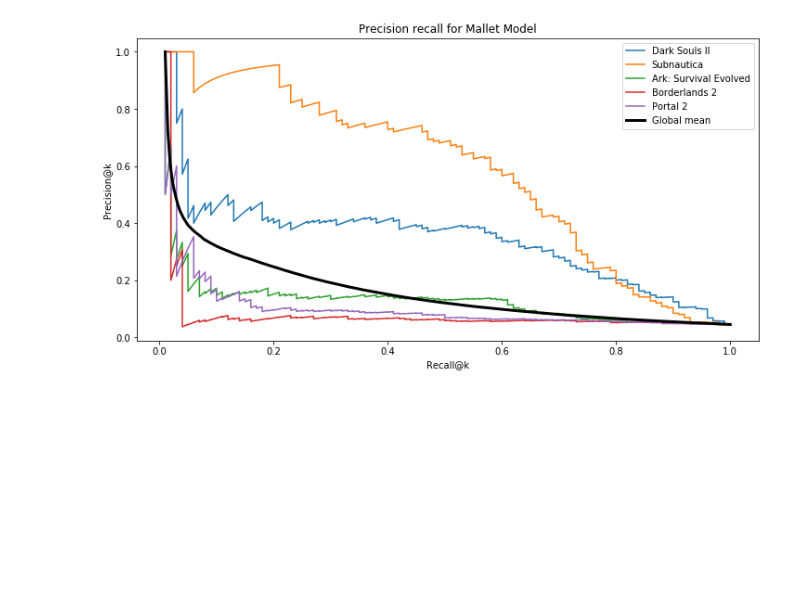
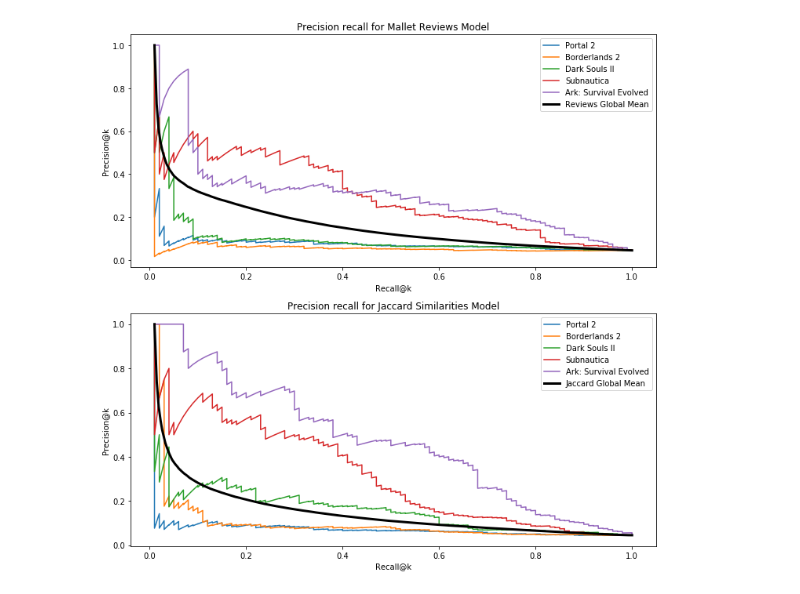
Before and after one commit to nityakasturi/SteamyReviews, a Jupyter notebook: Precision Recall Training.ipynb, the cells around one changed output. Saved outputs shown, nothing was run; the diff lists cells and outputs as text; code cells hidden in the pictures; blank space fills up the shorter version.

```diff
--- a/Precision Recall Training.ipynb
+++ b/Precision Recall Training.ipynb
@@ -48,16 +76,16 @@ portal_2 = app_id_to_index[620]
 ark = app_id_to_index[346110]
 borderlands_2 = app_id_to_index[49520]
 # %%
-def get_ground_truth(app_index, lim=100):
-    return set(np.argsort(descriptions_sim[app_index])[::-1][:lim])
+def get_ground_truth(app_index, ground_truth_matrix, lim=100):
+    return set(np.argsort(ground_truth_matrix[app_index])[::-1][:lim])
 
-def get_ranking(app_index):
-    return np.argsort(reviews_sim[app_index])[::-1]
+def get_ranking(app_index, sim_matrix):
+    return np.argsort(sim_matrix[app_index])[::-1]
 
-def precision_recall(app_index):
+def precision_recall(app_index, sim_matrix, ground_truth_matrix):
     # From assignment 3
-    ranking_in = get_ranking(app_index)
-    relevant = get_ground_truth(app_index)
+    ranking_in = get_ranking(app_index, sim_matrix)
+    relevant = get_ground_truth(app_index, ground_truth_matrix)
 
     precision = np.zeros(len(ranking_in) + 1)
     recall = np.zeros(len(ranking_in) + 1)
@@ -80,26 +108,45 @@ queries = {
     borderlands_2: "Borderlands 2",
 }
 # %%
-fig = plt.figure(figsize=(12,6))
+# fig = plt.figure(figsize=(12,6))
+f, (ax1, ax2) = plt.subplots(2, figsize=(12,12))
 
-plt.title("Precision recall for Mallet Model")
-plt.xlabel("Recall@k")
-plt.ylabel("Precision@k")
+ax1.set_title("Precision recall for Mallet Reviews Model")
+ax1.set_xlabel("Recall@k")
+ax1.set_ylabel("Precision@k")
 
 for i, (app_index, name) in enumerate(sorted(queries.items())):
-    precision, recall = precision_recall(app_index)
-    plt.plot(recall, precision, label=name)
+    precision, recall = precision_recall(app_index, reviews_sim, descriptions_sim)
+    ax1.plot(recall, precision, label=name)
 
 total_precision_recall = np.zeros((len(app_ids), 2, len(app_ids)))
 for app_index in xrange(len(app_ids)):
-    total_precision_recall[app_index] = precision_recall(app_index)
+    total_precision_recall[app_index] = precision_recall(app_index, reviews_sim, descriptions_sim)
+ax1.plot(total_precision_recall[:, 1, :].mean(axis=0),
+         total_precision_recall[:, 0, :].mean(axis=0),
+         linewidth=3,
+         label="Reviews Global Mean",
+         color="k")
+ax1.legend()
+
+ax2.set_title("Precision recall for Jaccard Similarities Model")
+ax2.set_xlabel("Recall@k")
+ax2.set_ylabel("Precision@k")
+
+for i, (app_index, name) in enumerate(sorted(queries.items())):
+    precision, recall = precision_recall(app_index, jaccard_sim, descriptions_sim)
+    ax2.plot(recall, precision, label=name)
+
+total_precision_recall = np.zeros((len(app_ids), 2, len(app_ids)))
+for app_index in xrange(len(app_ids)):
+    total_precision_recall[app_index] = precision_recall(app_index, jaccard_sim, descriptions_sim)
 plt.plot(total_precision_recall[:, 1, :].mean(axis=0),
          total_precision_recall[:, 0, :].mean(axis=0),
          linewidth=3,
-         label="Global mean",
+         label="Jaccard Global Mean",
          color="k")
+ax2.legend()
 
-plt.legend()
 plt.show()
 # %% [output]
-[figure, old version]
+[figure, new version]
```
Also changed, not shown: parts of 2 cells of this notebook, 2 other files.
